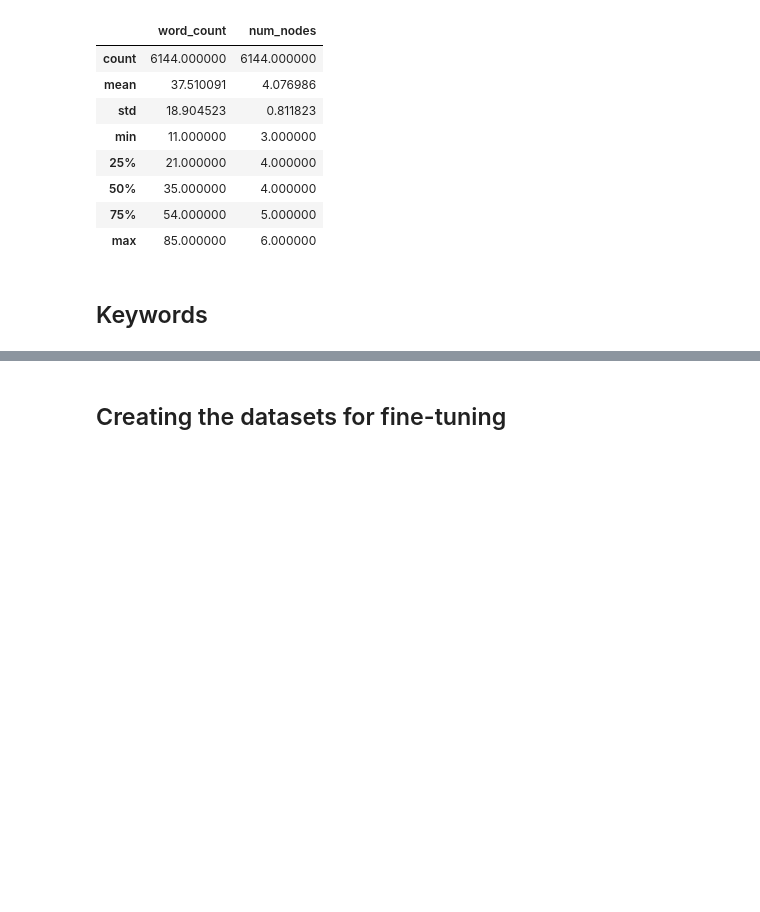
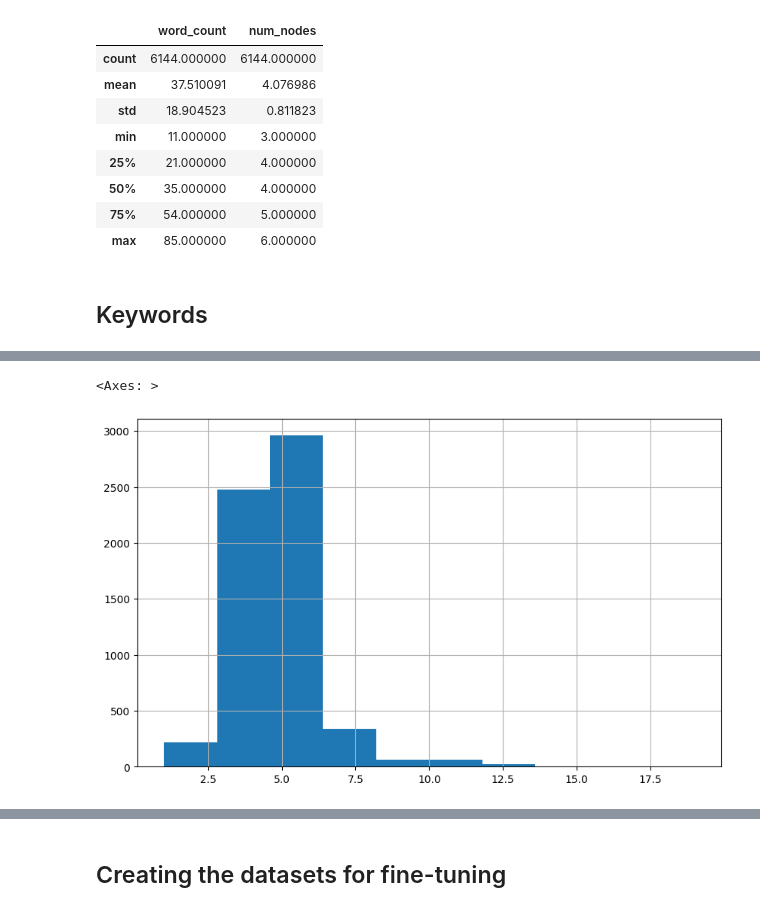
Before and after one commit to aastroza/mistral-fine-tuning, a Jupyter notebook: notebooks/02_refine_jokes_dataset.ipynb, the cells around one changed output, grey strips where cells are left out. Saved outputs shown, nothing was run; the diff lists cells and outputs as text; code cells hidden in the pictures; blank space fills up the shorter version.

Commit message:
extracting keywords notebook and data

```diff
--- a/notebooks/02_refine_jokes_dataset.ipynb
+++ b/notebooks/02_refine_jokes_dataset.ipynb
@@ -191,0 +226,11 @@ df.describe()
+# %%
+df = df.dropna().reset_index(drop=True)
+# %%
+def count_keywords(json_str):
+    try:
+        topics = json.loads(json_str)
+        return len(topics.get('keywords', []))
+    except json.JSONDecodeError:
+        return 0
+# %%
+df['num_keywords'] = df['keywords'].apply(count_keywords)
@@ -191,0 +249,5 @@ df.describe()
+# %%
+df['num_keywords'].hist(bins=10, figsize=(10, 6))
+# %% [output]
+<Axes: >
+[figure, added]
```
Also changed, not shown: parts of 6 cells of this notebook, 2 other files.
